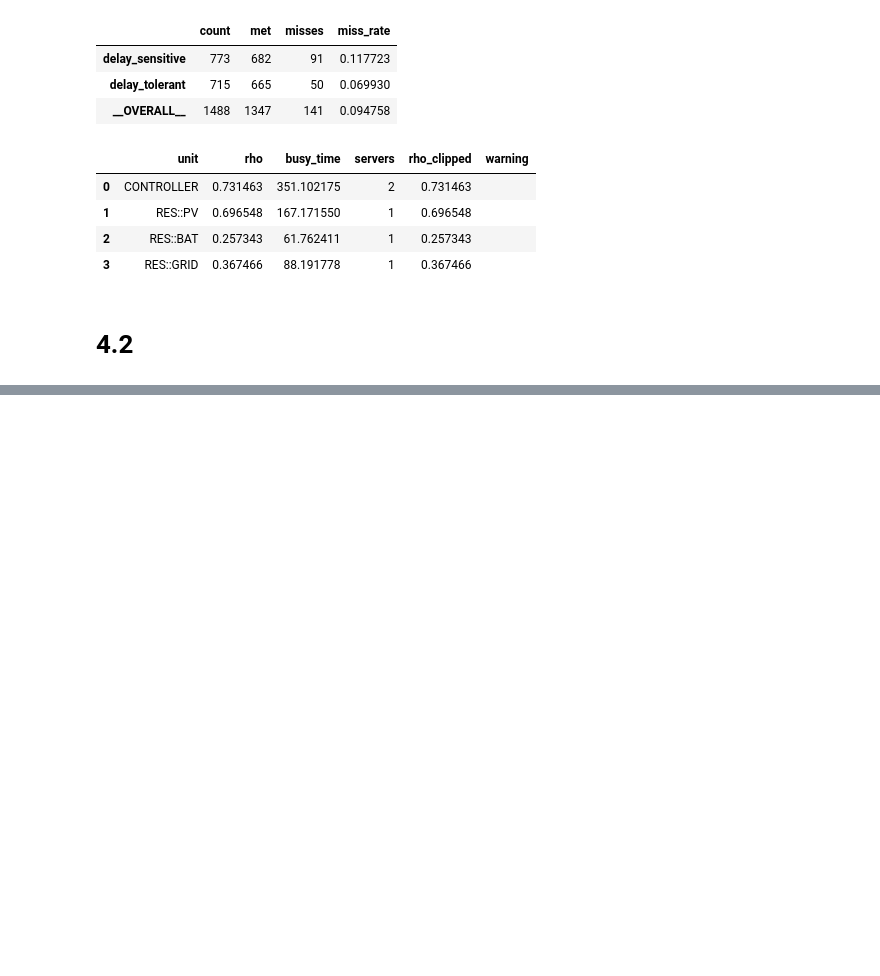
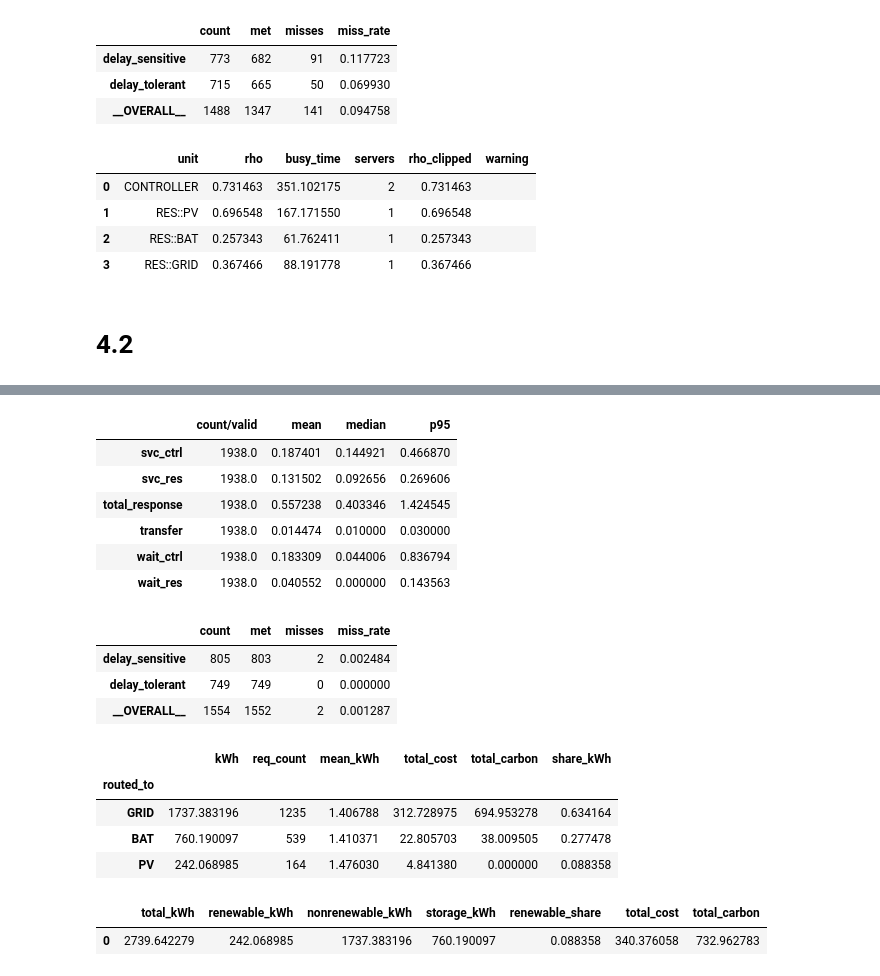
Before and after one commit to matin-mb/smartgrid-sim, a Jupyter notebook: smartgrid-sim.ipynb, the cells around one changed output, grey strips where cells are left out. Drawn from its saved outputs; the diff is of its cells as text; code cells hidden in the pictures; blank space fills up the shorter version.

```diff
--- a/smartgrid-sim.ipynb
+++ b/smartgrid-sim.ipynb
@@ -1115,0 +1709,25 @@ display(overall_out, miss_out, rep_out)
+# %%
+df = run_simulation(cfg, group_mix, outage_plan=out_plan)  # or without outages
+overall, per_group, miss = summarize_metrics(df)
+by_res, energy_overview = energy_summary(df, cfg)
+
+display(overall, miss, by_res, energy_overview)
+# %% [output]
+|  | count/valid | mean | median | p95 |
+| svc_ctrl | 1938.0 | 0.187401 | 0.144921 | 0.466870 |
+| svc_res | 1938.0 | 0.131502 | 0.092656 | 0.269606 |
+| total_response | 1938.0 | 0.557238 | 0.403346 | 1.424545 |
+| transfer | 1938.0 | 0.014474 | 0.010000 | 0.030000 |
+| wait_ctrl | 1938.0 | 0.183309 | 0.044006 | 0.836794 |
+| wait_res | 1938.0 | 0.040552 | 0.000000 | 0.143563 |
+|  | count | met | misses | miss_rate |
+| delay_sensitive | 805 | 803 | 2 | 0.002484 |
+| delay_tolerant | 749 | 749 | 0 | 0.000000 |
+| __OVERALL__ | 1554 | 1552 | 2 | 0.001287 |
+|  | kWh | req_count | mean_kWh | total_cost | total_carbon | share_kWh |
+| routed_to |  |  |  |  |  |  |
+| GRID | 1737.383196 | 1235 | 1.406788 | 312.728975 | 694.953278 | 0.634164 |
+| BAT | 760.190097 | 539 | 1.410371 | 22.805703 | 38.009505 | 0.277478 |
+| PV | 242.068985 | 164 | 1.476030 | 4.841380 | 0.000000 | 0.088358 |
+|  | total_kWh | renewable_kWh | nonrenewable_kWh | storage_kWh | renewable_share | total_cost | total_carbon |
+| 0 | 2739.642279 | 242.068985 | 1737.383196 | 760.190097 | 0.088358 | 340.376058 | 732.962783 |
```
Also changed, not shown: parts of 25 cells of this notebook.
